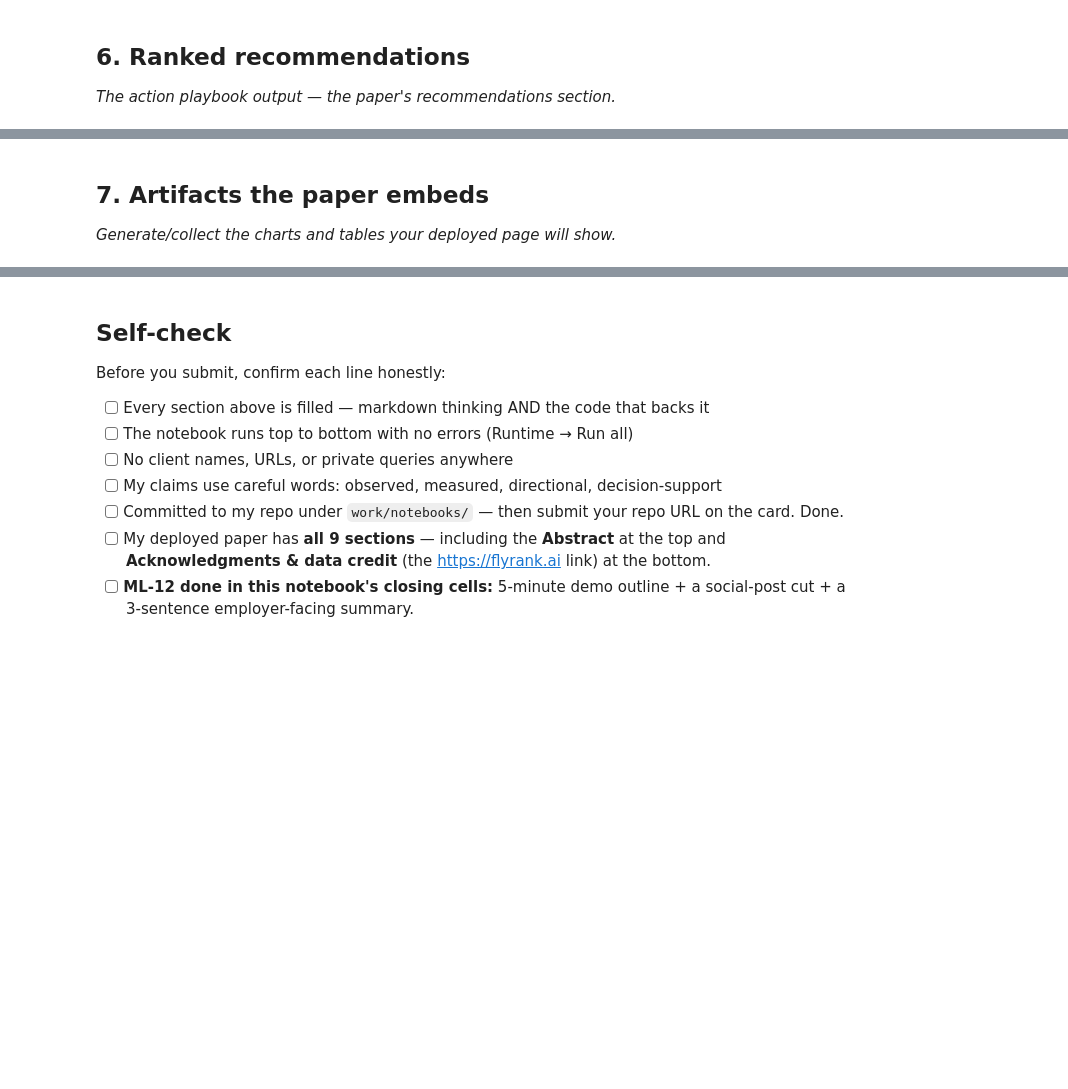
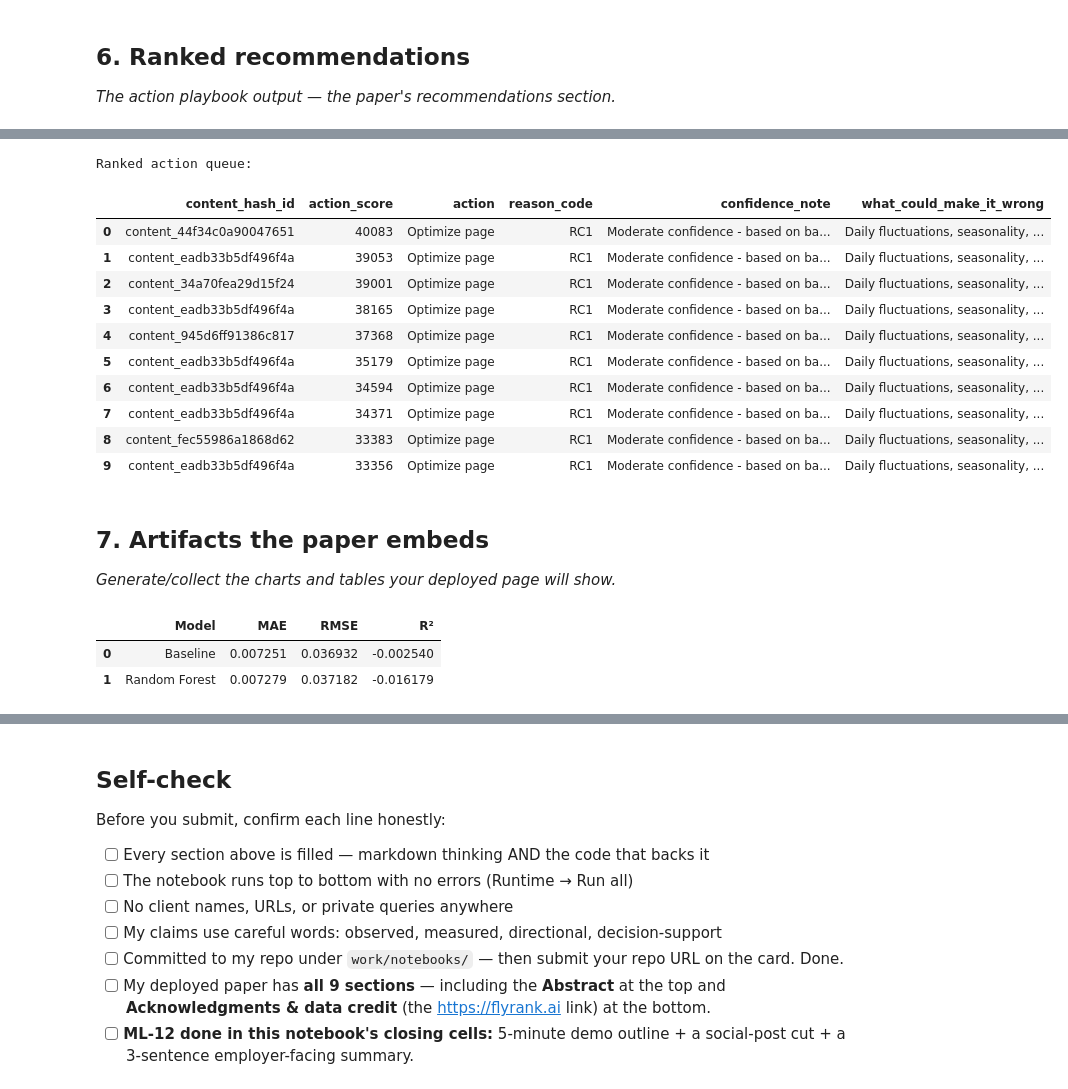
Before and after one commit to Vaib-raksh/Intern-ML, a Jupyter notebook: work/notebooks/capstone.ipynb, the cells around one changed output, grey strips where cells are left out. Saved outputs shown, nothing was run; the diff lists cells and outputs as text; code cells hidden in the pictures; blank space fills up the shorter version.

```diff
--- a/work/notebooks/capstone.ipynb
+++ b/work/notebooks/capstone.ipynb
@@ -396,4 +530,26 @@ Figure saved successfully!
+# %%
+print("Ranked action queue:")
+display(action_queue.head(10))
+# %% [output]
+Ranked action queue:
+|  | content_hash_id | action_score | action | reason_code | confidence_note | what_could_make_it_wrong |
+| 0 | content_44f34c0a90047651 | 40083 | Optimize page | RC1 | Moderate confidence - based on ba... | Daily fluctuations, seasonality, ... |
+| 1 | content_eadb33b5df496f4a | 39053 | Optimize page | RC1 | Moderate confidence - based on ba... | Daily fluctuations, seasonality, ... |
+| 2 | content_34a70fea29d15f24 | 39001 | Optimize page | RC1 | Moderate confidence - based on ba... | Daily fluctuations, seasonality, ... |
+| 3 | content_eadb33b5df496f4a | 38165 | Optimize page | RC1 | Moderate confidence - based on ba... | Daily fluctuations, seasonality, ... |
+| 4 | content_945d6ff91386c817 | 37368 | Optimize page | RC1 | Moderate confidence - based on ba... | Daily fluctuations, seasonality, ... |
+| 5 | content_eadb33b5df496f4a | 35179 | Optimize page | RC1 | Moderate confidence - based on ba... | Daily fluctuations, seasonality, ... |
+| 6 | content_eadb33b5df496f4a | 34594 | Optimize page | RC1 | Moderate confidence - based on ba... | Daily fluctuations, seasonality, ... |
+| 7 | content_eadb33b5df496f4a | 34371 | Optimize page | RC1 | Moderate confidence - based on ba... | Daily fluctuations, seasonality, ... |
+| 8 | content_fec55986a1868d62 | 33383 | Optimize page | RC1 | Moderate confidence - based on ba... | Daily fluctuations, seasonality, ... |
+| 9 | content_eadb33b5df496f4a | 33356 | Optimize page | RC1 | Moderate confidence - based on ba... | Daily fluctuations, seasonality, ... |
 # %% [markdown]
 ## 7. Artifacts the paper embeds
 
 *Generate/collect the charts and tables your deployed page will show.*
+# %%
+display(results_df.round(6))
+# %% [output]
+|  | Model | MAE | RMSE | R² |
+| 0 | Baseline | 0.007251 | 0.036932 | -0.002540 |
+| 1 | Random Forest | 0.007279 | 0.037182 | -0.016179 |
```
Also changed, not shown: parts of 12 cells of this notebook.
